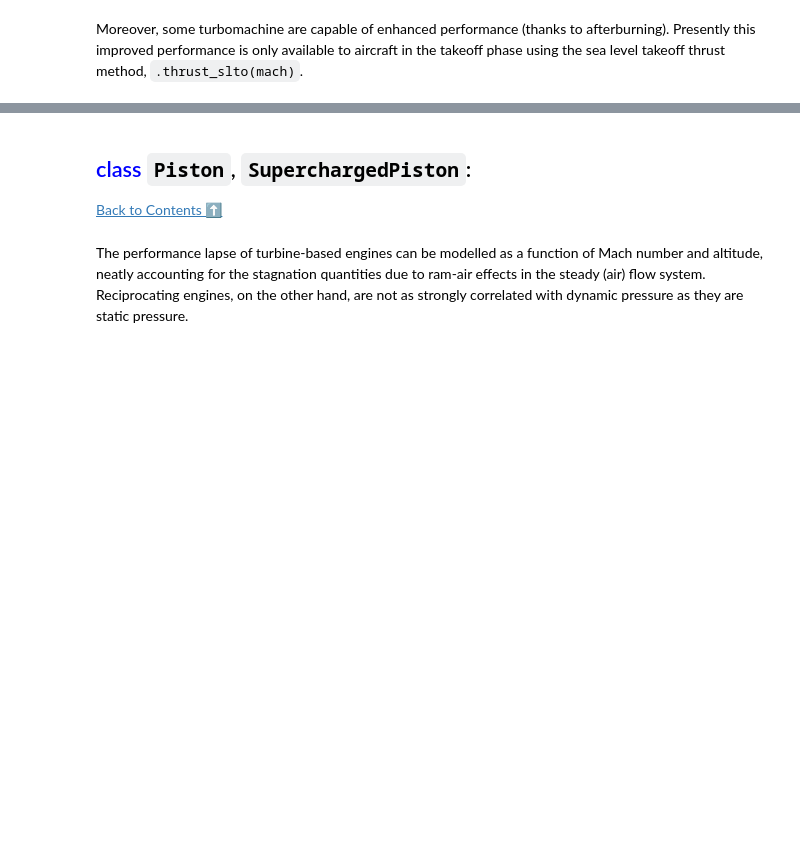
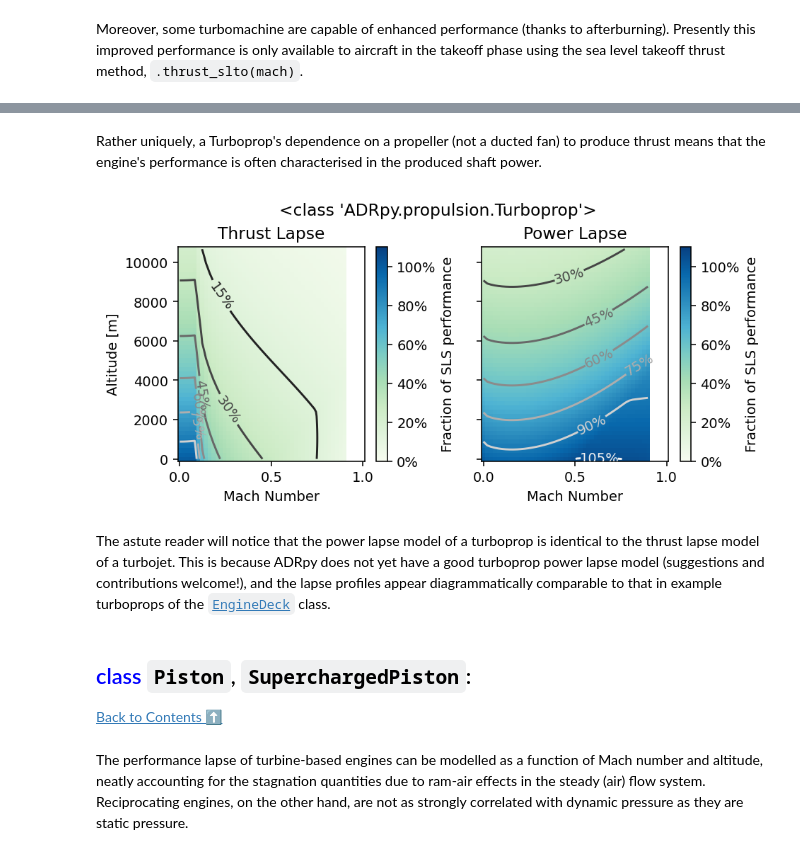
Before and after one commit to yaseen157/ADRpy, a Jupyter notebook: docs/ADRpy/notebooks/ADRpy models - Engine Decks.ipynb, the cells around one changed output, grey strips where cells are left out. Cells and saved outputs as stored; diff of their text form; code cells hidden in the pictures; blank space fills up the shorter version.

Commit message:
Passing, turboprop "shaftpower lapse" pseudo-method

```diff
--- a/docs/ADRpy/notebooks/ADRpy models - Engine Decks.ipynb
+++ b/docs/ADRpy/notebooks/ADRpy models - Engine Decks.ipynb
@@ -109,3 +109,39 @@ plt.show()
+# %% [markdown]
+Rather uniquely, a Turboprop's dependence on a propeller (not a ducted fan) to produce thrust means that the engine's performance is often characterised in the produced shaft power.
+# %%
+fig, axs = plt.subplots(1, 2, dpi=140, figsize=(7, 3), sharey=True)
+fig.suptitle(Turboprop)
+fig.subplots_adjust(top=0.83, wspace=0.3)
+
+machs = np.linspace(0, 1.0)
+altitudes = np.linspace(0, uc.ft_m(35e3))
+
+X, Y = np.meshgrid(machs, altitudes)
+Tlapse = Turboprop.thrust(mach=X, altitude_m=Y)
+Plapse = Turboprop.shaftpower(mach=X, altitude_m=Y)
+
+for i, Z in enumerate([Tlapse, Plapse]):
+    ax = axs.flat[i]
+    im = ax.pcolormesh(X, Y, Z, cmap="GnBu", vmin=0, vmax=1.1)
+    cs = ax.contour(X, Y, Z, cmap="binary_r", vmin=0, vmax=1.1)
+
+    ax.clabel(cs, fmt=lambda x: f"{x:.0%}")
+    fig.colorbar(im, ax=axs[i], label="Fraction of SLS performance", format=lambda x, _: f"{x:.0%}")
+
+axs[0].set_title("Thrust Lapse")
+axs[0].set_xlabel("Mach Number")
+axs[0].set_ylabel("Altitude [m]")
+
+axs[1].set_title("Power Lapse")
+axs[1].set_xlabel("Mach Number")
+
+
+plt.show()
+# %% [output]
+[figure, added]
+# %% [markdown]
+The astute reader will notice that the power lapse model of a turboprop is identical to the thrust lapse model of a turbojet.
+This is because ADRpy does not yet have a good turboprop power lapse model (suggestions and contributions welcome!), and the lapse profiles appear diagrammatically comparable to that in example turboprops of the [`EngineDeck`](#class-EngineDeck:) class.
 # %% [markdown]
 ## <span style="color:blue">class</span> `Piston`, `SuperchargedPiston`:
 [Back to Contents ⬆️](#Contents)
```
Also changed, not shown: parts of 3 cells of this notebook, 11 other files.
